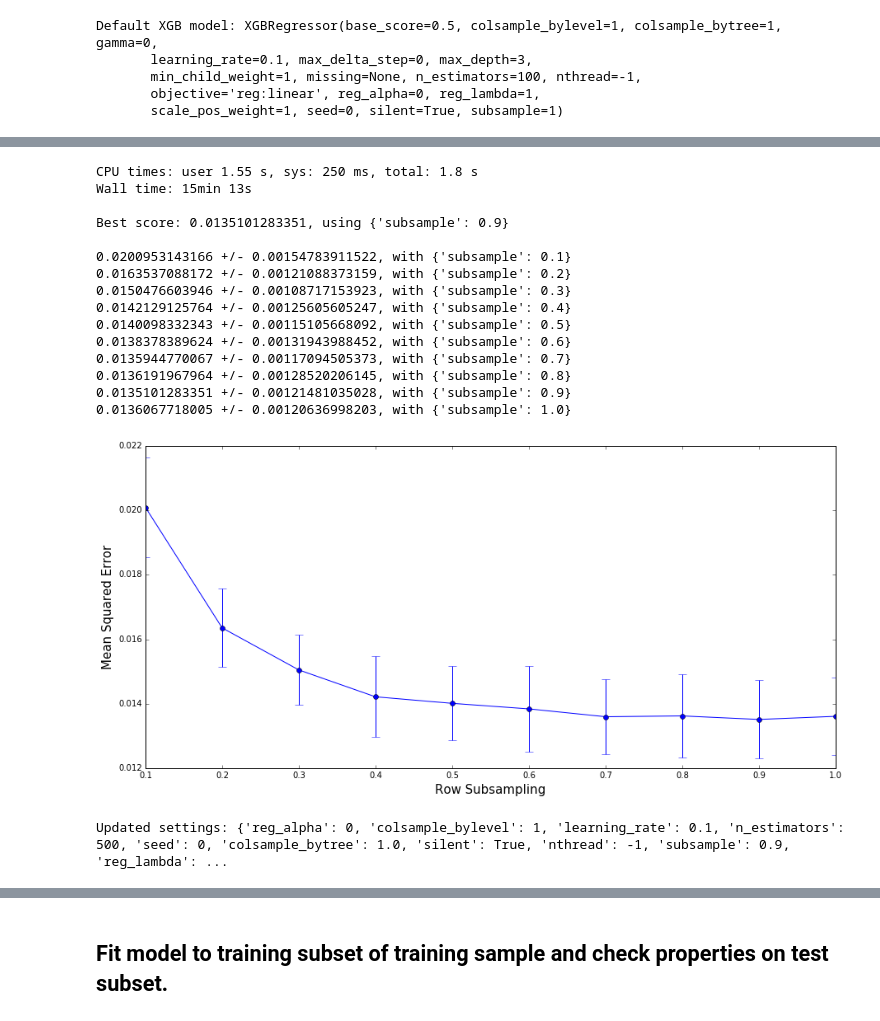
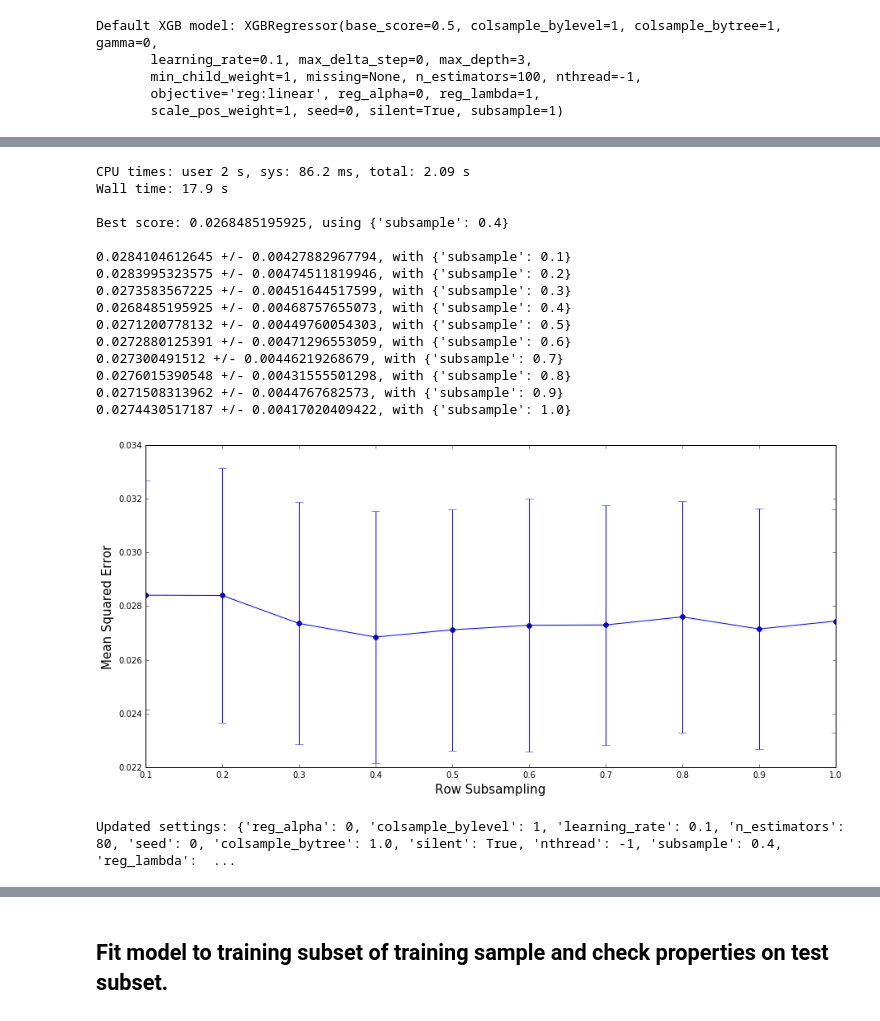
Before and after one commit to LucDemortier/WindTurbineOutputPrediction, a Jupyter notebook: 5_xgboost_regressor.ipynb, the cells around one changed output, grey strips where cells are left out. Saved outputs shown, nothing was run; the diff lists cells and outputs as text; code cells hidden in the pictures.

```diff
--- a/5_xgboost_regressor.ipynb
+++ b/5_xgboost_regressor.ipynb
@@ -198,10 +234,10 @@ Tune the number and size of trees using cross-validation.
 '''
 
 # Grid search
-xgb1 = XGBRegressor(**defaults)
-searchGrid = {'n_estimators': [350, 400, 450, 500], 'max_depth': [6, 8, 10, 12]}
-gSearch = GridSearchCV(xgb1, searchGrid, scoring='neg_mean_squared_error', n_jobs=-1,
-                       iid=True, cv=5, refit=False)
+xgb1       = XGBRegressor(**defaults)
+searchGrid = {'n_estimators': [40, 50, 60, 70, 80, 90, 100, 110], 'max_depth': [3, 5]}
+tscv       = TimeSeriesSplit(n_splits=5)
+gSearch    = GridSearchCV(xgb1, searchGrid, scoring='neg_mean_squared_error', n_jobs=-1, cv=tscv, refit=True)
 %time gSearch.fit(df0_train[predictors], df0_train[target])
 
 # Summarize results
@@ -255,13 +291,17 @@ Updated settings: {'reg_alpha': 0, 'colsample_bylevel': 1, 'learning_rate': 0.1,
 # %%
 '''
 Tune the learning rate and the number of trees using cross-validation.
+Learning rate: step size shrinkage used in update to prevent overfitting.
+After each boosting step, we can directly get the weights of new features,
+and the learning rate shrinks the feature weights to make the boosting process more conservative.
+Range is [0,1].
 '''
 
 # Grid search
-xgb1 = XGBRegressor(**defaults)
-searchGrid = {'n_estimators': [350, 400, 450, 500], 'learning_rate': [0.001, 0.01, 0.1]}
-gSearch = GridSearchCV(xgb1, searchGrid, scoring='neg_mean_squared_error', n_jobs=-1,
-                       iid=True, cv=5, refit=False)
+xgb1       = XGBRegressor(**defaults)
+searchGrid = {'n_estimators': [40, 50, 60, 70, 80, 90, 100, 110, 120, 130, 140, 150], 'learning_rate': [0.01, 0.1, 0.5]}
+tscv       = TimeSeriesSplit(n_splits=5)
+gSearch    = GridSearchCV(xgb1, searchGrid, scoring='neg_mean_squared_error', n_jobs=-1, cv=tscv, refit=True)
 %time gSearch.fit(df0_train[predictors], df0_train[target])
 
 # Summarize results
@@ -314,52 +354,54 @@ Updated settings: {'reg_alpha': 0, 'colsample_bylevel': 1, 'learning_rate': 0.1,
 <a id='Cell7'></a>
 # %%
 '''
-Tune the row subsampling.
+Tune the row subsampling: subsample ratio of the training instances.
+Setting it to 0.5 means that XGBoost will randomly sample half of the training data prior to growing trees,
+and this will prevent overfitting. Subsampling occurs once in every boosting iteration. Range is [0,1].
 '''
 
 # Grid search
-xgb1 = XGBRegressor(**defaults)
+xgb1       = XGBRegressor(**defaults)
 searchGrid = {'subsample': [0.1, 0.2, 0.3, 0.4, 0.5, 0.6, 0.7, 0.8, 0.9, 1.0]}
-gSearch = GridSearchCV(xgb1, searchGrid, scoring='neg_mean_squared_error', n_jobs=-1,
-                       iid=True, cv=5, refit=False)
+tscv       = TimeSeriesSplit(n_splits=5)
+gSearch    = GridSearchCV(xgb1, searchGrid, scoring='neg_mean_squared_error', n_jobs=-1, cv=tscv, refit=True)
 %time gSearch.fit(df0_train[predictors], df0_train[target])
 
 # Summarize results
 print('\nBest score: {0}, using {1}\n'.format(-gSearch.best_score_, gSearch.best_params_))
 means  = -gSearch.cv_results_['mean_test_score']
 stds   = gSearch.cv_results_['std_test_score']
 params = gSearch.cv_results_['params']
 for mean, stdev, param in zip(means, stds, params):
     print('{0} +/- {1}, with {2}'.format(mean, stdev, param))
 
 # Plot results
 fig, axis = plt.subplots(nrows=1, ncols=1, figsize=(15, 7))
 plt.errorbar(searchGrid['subsample'], means, yerr=stds, fmt='-o', capsize=5)
 plt.xlabel('Row Subsampling', fontsize=15)
 plt.ylabel('Mean Squared Error', fontsize=15)
 plt.show()
 
 # Update defaults
 defaults.update(gSearch.best_params_)
 print('Updated settings: {0}'.format(defaults))
 # %% [output]
-CPU times: user 1.55 s, sys: 250 ms, total: 1.8 s
-Wall time: 15min 13s
+CPU times: user 2 s, sys: 86.2 ms, total: 2.09 s
+Wall time: 17.9 s
 
-Best score: 0.0135101283351, using {'subsample': 0.9}
+Best score: 0.0268485195925, using {'subsample': 0.4}
 
-0.0200953143166 +/- 0.00154783911522, with {'subsample': 0.1}
-0.0163537088172 +/- 0.00121088373159, with {'subsample': 0.2}
-0.0150476603946 +/- 0.00108717153923, with {'subsample': 0.3}
-0.0142129125764 +/- 0.00125605605247, with {'subsample': 0.4}
-0.0140098332343 +/- 0.00115105668092, with {'subsample': 0.5}
-0.0138378389624 +/- 0.00131943988452, with {'subsample': 0.6}
-0.0135944770067 +/- 0.00117094505373, with {'subsample': 0.7}
-0.0136191967964 +/- 0.00128520206145, with {'subsample': 0.8}
-0.0135101283351 +/- 0.00121481035028, with {'subsample': 0.9}
-0.0136067718005 +/- 0.00120636998203, with {'subsample': 1.0}
+0.0284104612645 +/- 0.00427882967794, with {'subsample': 0.1}
+0.0283995323575 +/- 0.00474511819946, with {'subsample': 0.2}
+0.0273583567225 +/- 0.00451644517599, with {'subsample': 0.3}
+0.0268485195925 +/- 0.00468757655073, with {'subsample': 0.4}
+0.0271200778132 +/- 0.00449760054303, with {'subsample': 0.5}
+0.0272880125391 +/- 0.00471296553059, with {'subsample': 0.6}
+0.027300491512 +/- 0.00446219268679, with {'subsample': 0.7}
+0.0276015390548 +/- 0.00431555501298, with {'subsample': 0.8}
+0.0271508313962 +/- 0.0044767682573, with {'subsample': 0.9}
+0.0274430517187 +/- 0.00417020409422, with {'subsample': 1.0}
-[figure, old version]
+[figure, new version]
-Updated settings: {'reg_alpha': 0, 'colsample_bylevel': 1, 'learning_rate': 0.1, 'n_estimators': 500, 'seed': 0, 'colsample_bytree': 1.0, 'silent': True, 'nthread': -1, 'subsample': 0.9, 'reg_lambda': ...
+Updated settings: {'reg_alpha': 0, 'colsample_bylevel': 1, 'learning_rate': 0.1, 'n_estimators': 80, 'seed': 0, 'colsample_bytree': 1.0, 'silent': True, 'nthread': -1, 'subsample': 0.4, 'reg_lambda':  ...
 # %% [markdown]
 <a id='Cell8'></a>
 # %%
```
Also changed, not shown: parts of 25 cells of this notebook, 2 other files.
